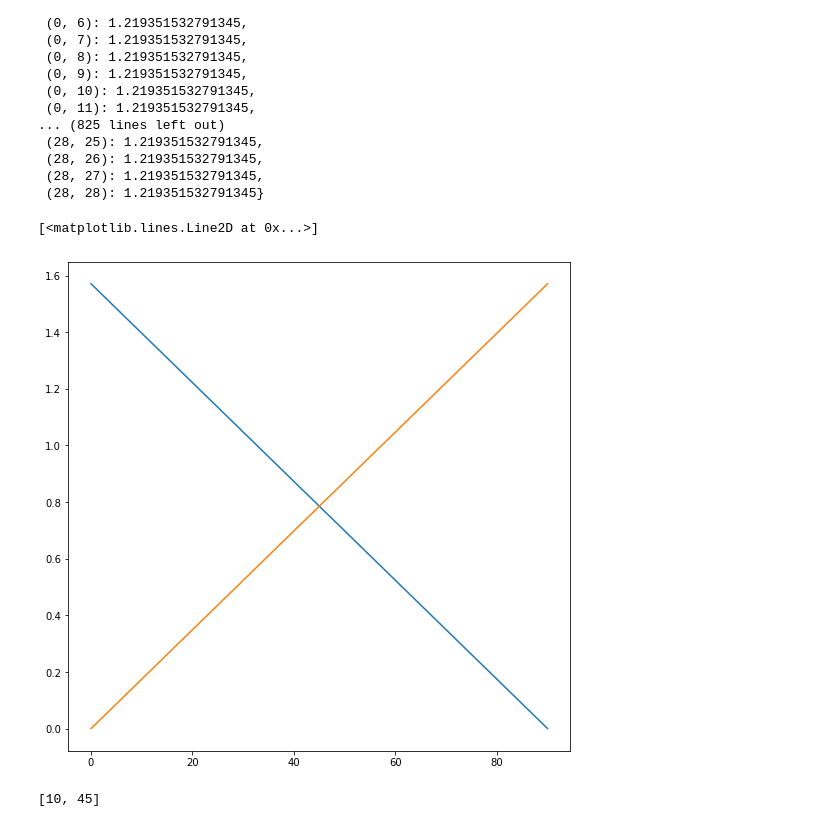
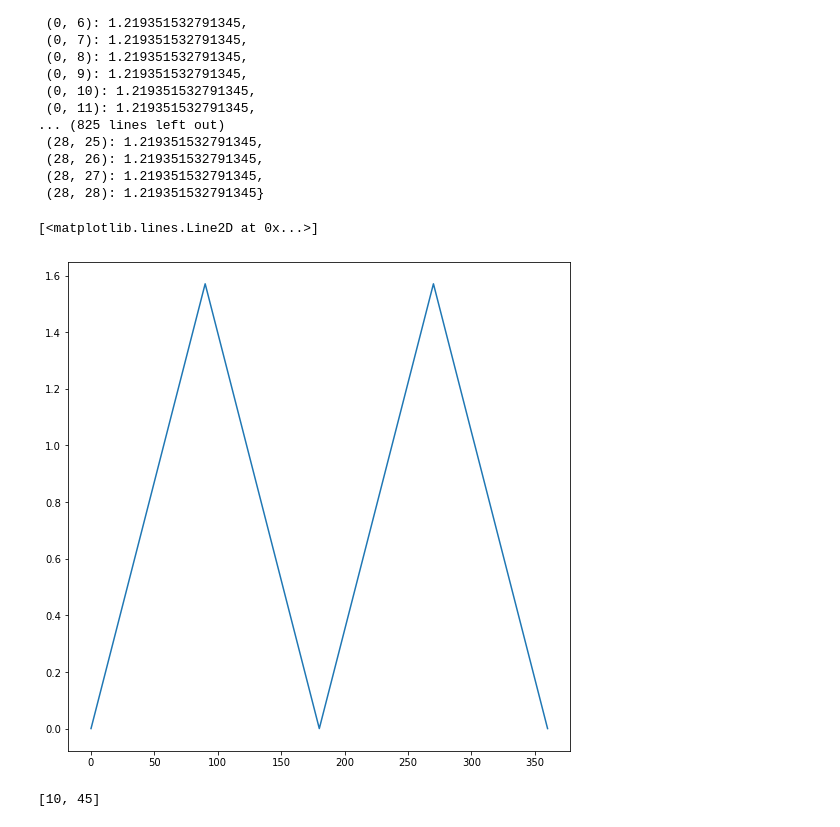
Before and after one commit to VinceXIV/x--arctan-test-2, a Jupyter notebook: test-arctan.ipynb, the cells around one changed output. Drawn from its saved outputs; the diff is of its cells as text; code cells hidden in the pictures.

```diff
--- a/test-arctan.ipynb
+++ b/test-arctan.ipynb
@@ -212,7 +212,7 @@ myDF3["Expected"] = []
 
 
 granularity = 1
-angle = 90
+angle = 360
 for i in range((angle*granularity) + 1):
     rotatedImage = imutils.rotate(myPic, angle=i/granularity)
     rotatedImage = rotatedImage[30:60, 30:60]
@@ -224,35 +224,35 @@ for i in range((angle*granularity) + 1):
     result12 = result1
 
     myDF1['rotatedAngle'].append(i)
     myDF1['computedAngle'].append(result12)
 
 
     result2 = getImageAngles2(rotatedImage)
     result2 = np.mean([result2[i] for i in result2])
     impliedAngle2 = 90 - impliedAngle1
     expectedResult2AsImpliedbyResult1 = impliedAngle2/90
     expectedResult2 = i/(angle * granularity)
     result22 = result2
 
     myDF2['rotatedAngle'].append(i)
     myDF2['computedAngle'].append(result22)
 
     myDF3["Expected"].append(expectedResult2AsImpliedbyResult1 - expectedResult2)
 
 
 
 #     print(i, "   ", result)
 
 myDF1 = pd.DataFrame(myDF1)
 myDF2 = pd.DataFrame(myDF2)
 
 plt.figure(figsize = (9, 9))
-plt.plot(myDF1['rotatedAngle'], myDF1['computedAngle'])
+# plt.plot(myDF1['rotatedAngle'], myDF1['computedAngle'])
 plt.plot(myDF2['rotatedAngle'], myDF2['computedAngle'])
 # plt.plot(myDF2['rotatedAngle'], myDF3['Expected'])
 # %% [output]
 [<matplotlib.lines.Line2D at 0x...>]
-[figure, old version]
+[figure, new version]
 # %%
 myDict = {1: 10, 2:45}
 [myDict[i] for i in myDict]
```
